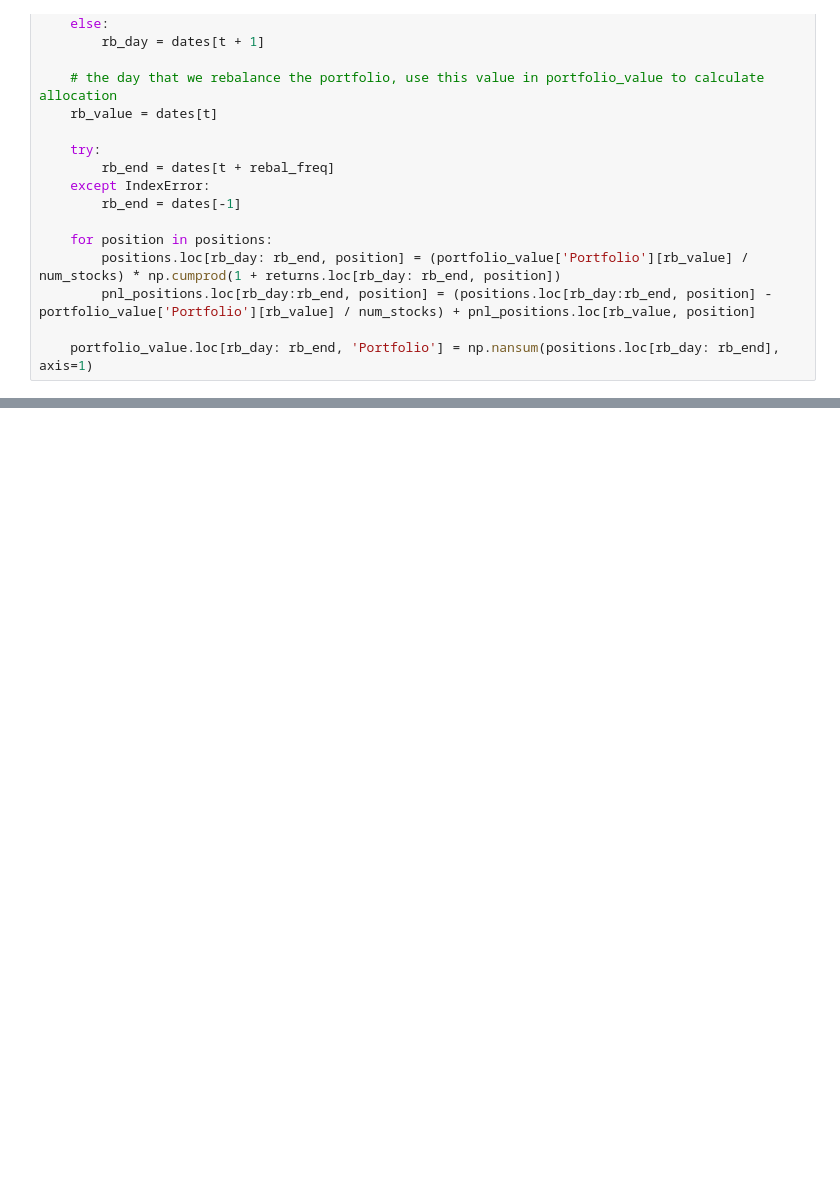
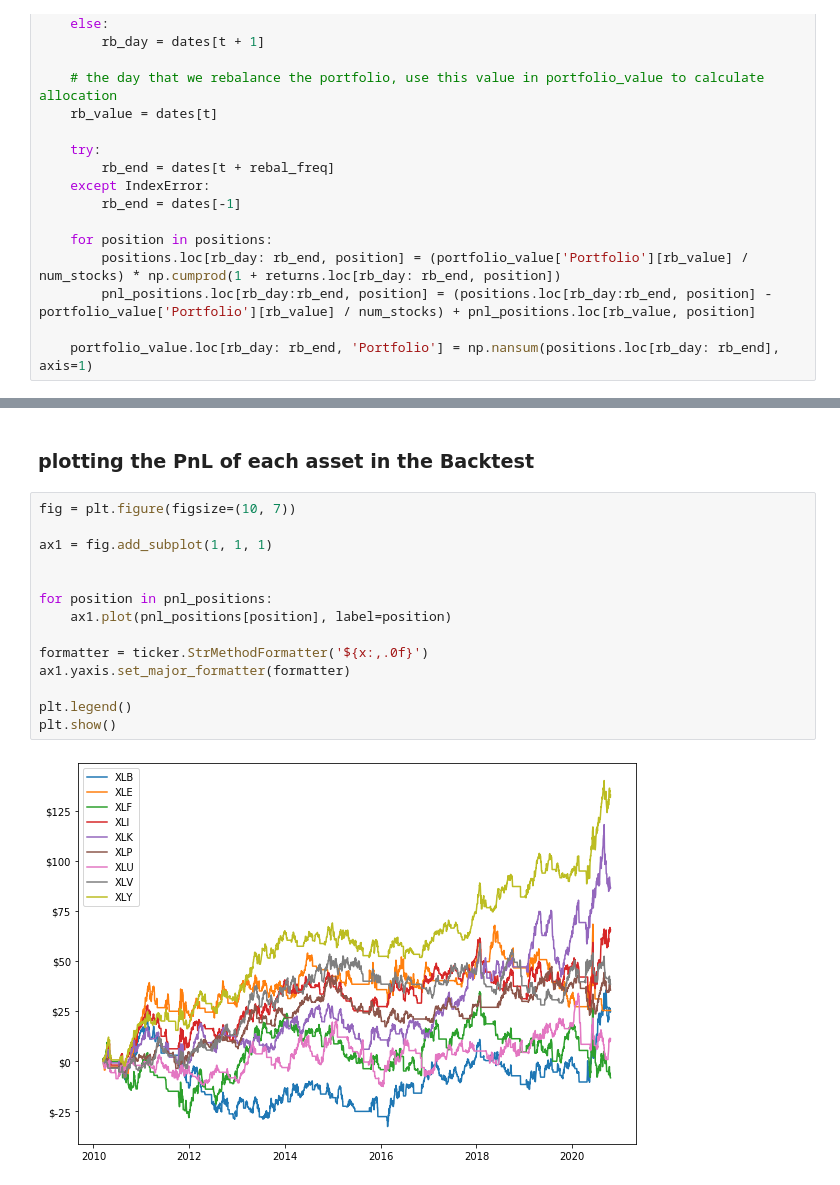
Before and after one commit to Calvin9165/sma_multi_asset_backtest, a Jupyter notebook: sma_multi_asset_backtest_full.ipynb, the cells around one changed output, grey strips where cells are left out. Saved outputs shown, nothing was run; the diff lists cells and outputs as text; blank space fills up the shorter version.

```diff
--- a/sma_multi_asset_backtest_full.ipynb
+++ b/sma_multi_asset_backtest_full.ipynb
@@ -106,0 +138,18 @@ portfolio_value.plot()
+# %% [markdown]
+### plotting the PnL of each asset in the Backtest
+# %%
+fig = plt.figure(figsize=(10, 7))
+
+ax1 = fig.add_subplot(1, 1, 1)
+
+
+for position in pnl_positions:
+    ax1.plot(pnl_positions[position], label=position)
+
+formatter = ticker.StrMethodFormatter('${x:,.0f}')
+ax1.yaxis.set_major_formatter(formatter)
+
+plt.legend()
+plt.show()
+# %% [output]
+[figure, added]
```
Also changed, not shown: parts of 5 cells of this notebook.
